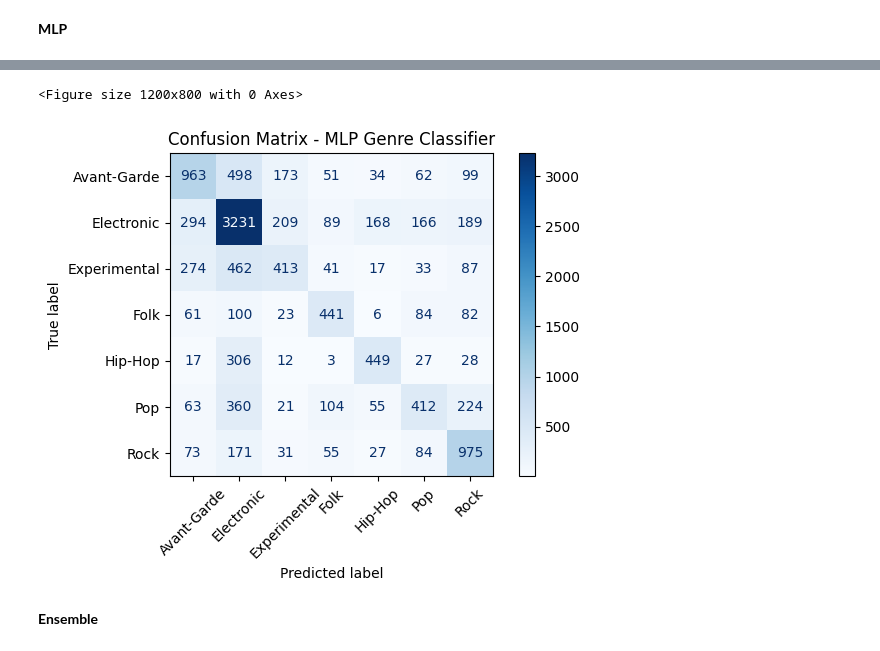
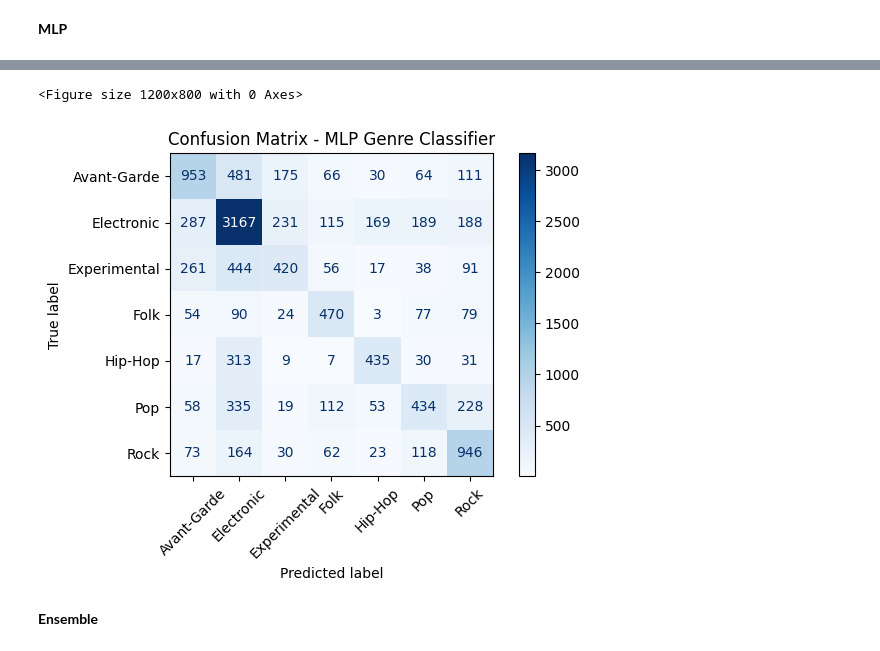
Before and after one commit to r43t/Machine_Learning_Final_Project, a Jupyter notebook: notebooks/genre_classification.ipynb, the cells around one changed output, grey strips where cells are left out. Cells and saved outputs as stored; diff of their text form; code cells hidden in the pictures.

```diff
--- a/notebooks/genre_classification.ipynb
+++ b/notebooks/genre_classification.ipynb
@@ -459,22 +366,22 @@ weighted avg       0.54      0.55      0.52     11847
 # %% [markdown]
 **MLP**
 # %%
+import os
+import warnings
+import joblib
 import pandas as pd
 import numpy as np
 import torch
 import torch.nn as nn
 import torch.optim as optim
+import matplotlib.pyplot as plt
 from sklearn.model_selection import train_test_split
 from sklearn.preprocessing import LabelEncoder, StandardScaler
 from sklearn.metrics import classification_report, confusion_matrix, ConfusionMatrixDisplay, accuracy_score
-import matplotlib.pyplot as plt
-import warnings
-import joblib
-import os
 
 # Load data
 warnings.filterwarnings("ignore", category=UserWarning)
-file_path = "C:/Users/retae/GitHub/Machine-Learning-Final-Project/data/processed/final.csv"
+file_path = "C:/Users/retae/GitHub/Machine_Learning_Final_Project/data/processed/final.csv"
 df = pd.read_csv(file_path)
 
 # feature selection
@@ -549,8 +456,8 @@ scheduler = optim.lr_scheduler.ReduceLROnPlateau(optimizer, mode='max', patience
 # train model
 best_acc = 0
 epochs_without_improve = 0
-patience = 20
-num_epochs = 250
+patience = 30
+num_epochs = 100
 
 for epoch in range(num_epochs):
     model.train()
@@ -638,6 +545,6 @@ Epoch [11/250] Loss: 0.9907 | Val Acc: 0.5493
 weighted avg       0.57      0.58      0.57     11847
 <Figure size 1200x800 with 0 Axes>
-[figure, old version]
+[figure, new version]
 # %% [markdown]
 **Ensemble**
 # %%
```
Also changed, not shown: parts of 9 cells of this notebook, 10 other files.
